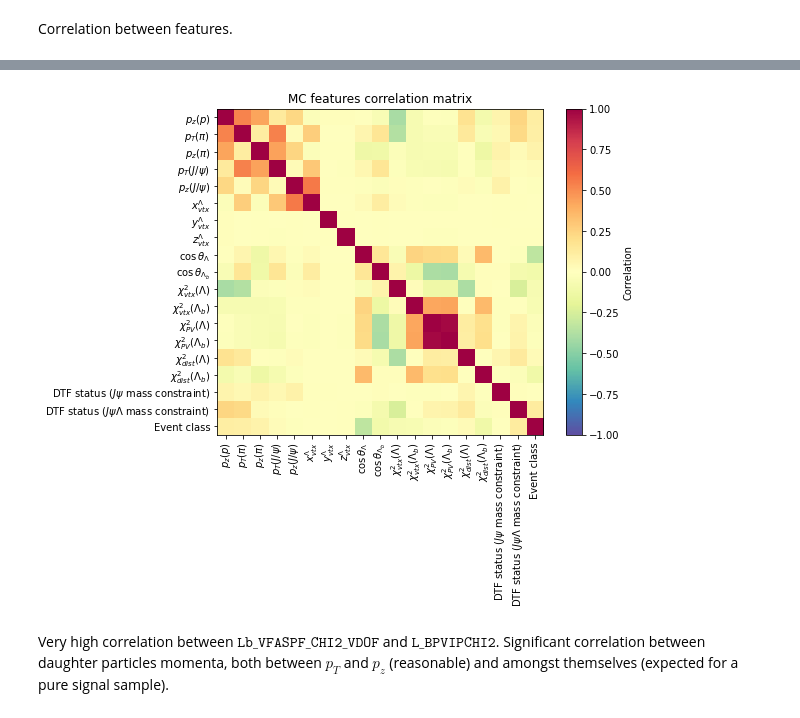
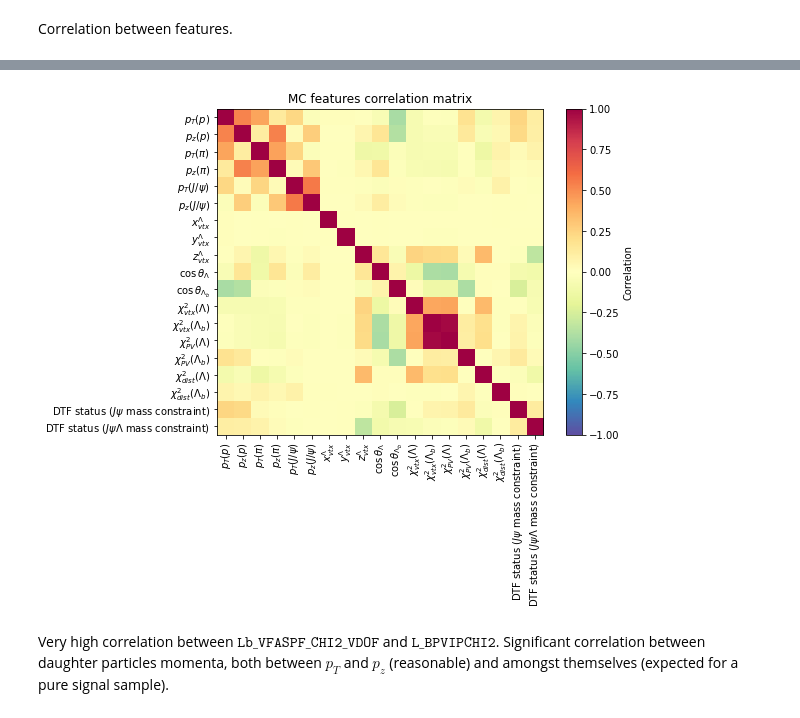
Before and after one commit to alatios/lb2jpsil_classifier-studies, a Jupyter notebook: BDT.ipynb, the cells around one changed output, grey strips where cells are left out. Cells and saved outputs as stored; diff of their text form; code cells hidden in the pictures.

Commit message:
Fix error in correlation matrix labels

```diff
--- a/BDT.ipynb
+++ b/BDT.ipynb
@@ -368,18 +368,18 @@ featureLabels = {
 # %%
 plt.figure(figsize=(8,6))
 plt.matshow(MC_covDF, cmap='Spectral_r',fignum=0) ## Fignum=0 plots on current figure (matshow creates a new one by default)
 plt.clim(-1,1)
 plt.colorbar(label='Correlation')
 plt.title("MC features correlation matrix")
 ax = plt.gca()
 ax.xaxis.set_ticks_position('bottom')
-ax.yaxis.set_major_locator(ticker.MultipleLocator(1))
-ax.xaxis.set_major_locator(ticker.MultipleLocator(1))
-ax.set_xticklabels([featureLabels[feature] for feature in features] + ['Event class'], rotation='vertical')
-ax.set_yticklabels([featureLabels[feature] for feature in features] + ['Event class'])
+ax.yaxis.set_major_locator(ticker.FixedLocator(range(0,len(features))))
+ax.xaxis.set_major_locator(ticker.FixedLocator(range(0,len(features))))
+ax.set_xticklabels([featureLabels[feature] for feature in features], rotation='vertical')
+ax.set_yticklabels([featureLabels[feature] for feature in features])
 plt.show()
 # %% [output]
-[figure, old version]
+[figure, new version]
 # %% [markdown]
 Very high correlation between $\texttt{Lb_VFASPF_CHI2_VDOF}$ and $\texttt{L_BPVIPCHI2}$. Significant correlation between daughter particles momenta, both between $p_T$ and $p_z$ (reasonable) and amongst themselves (expected for a pure signal sample).
 # %%
```
Also changed, not shown: parts of 7 cells of this notebook, 1 other file.
